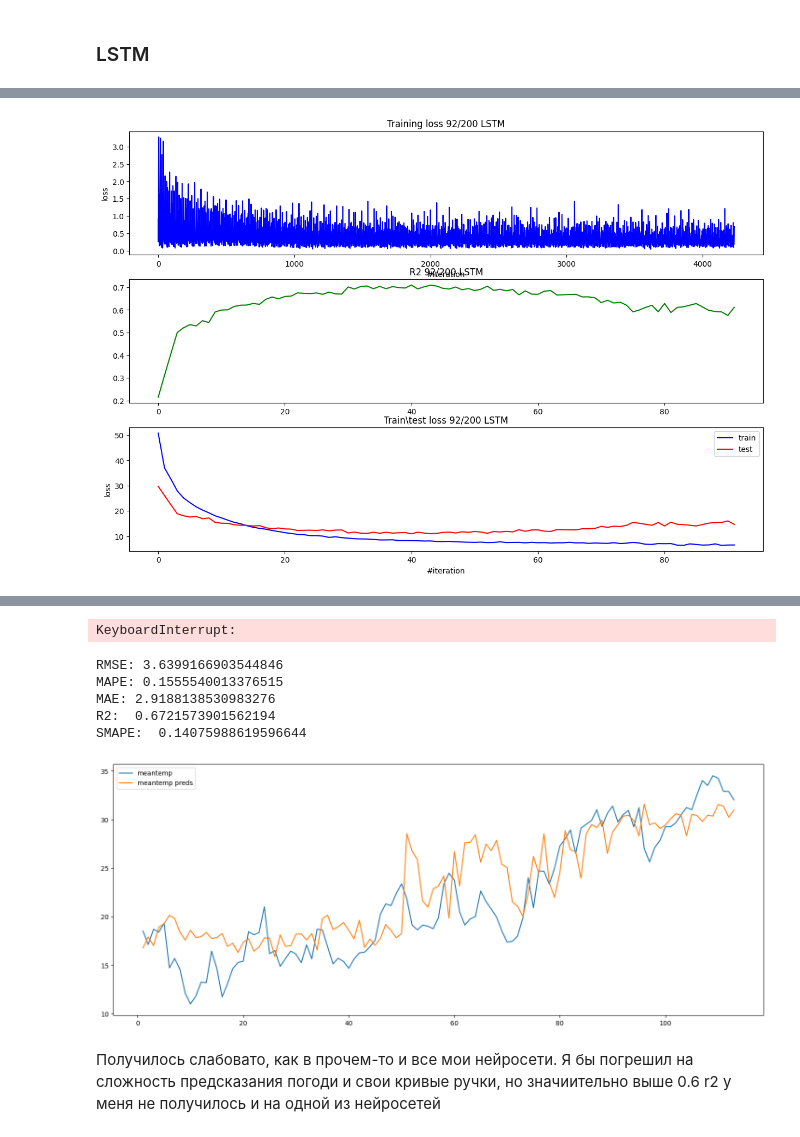
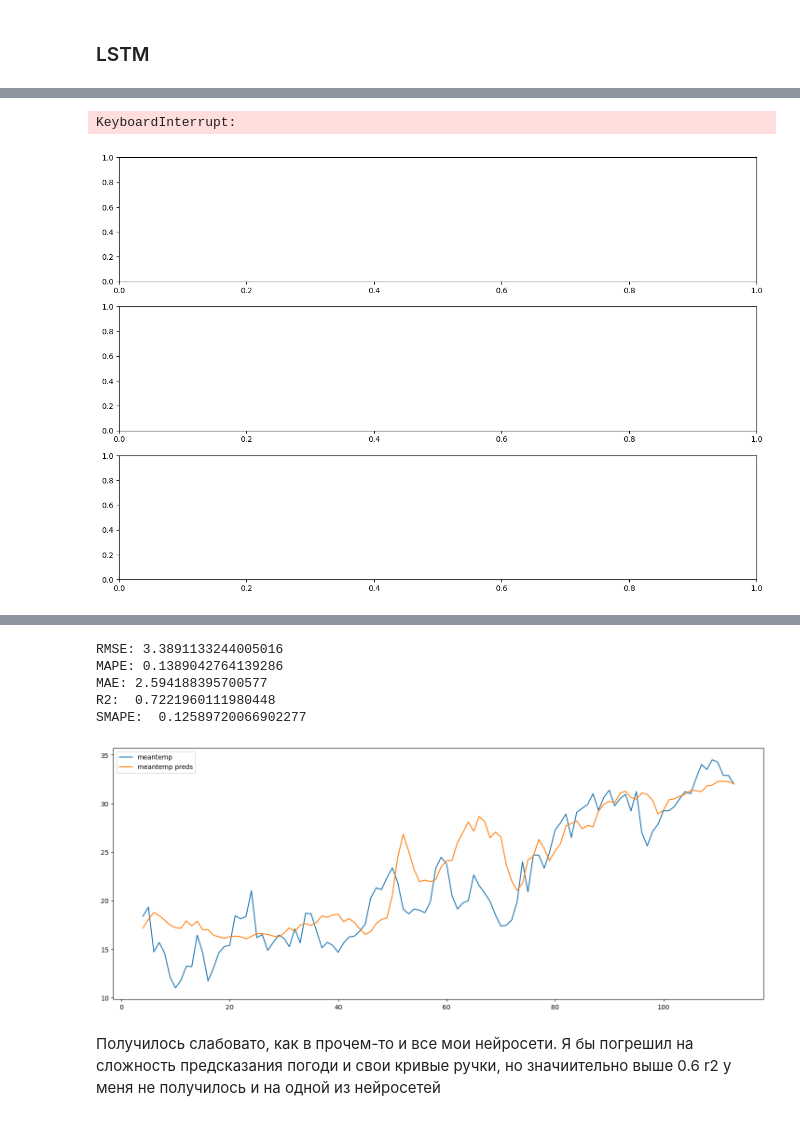
Before and after one commit to firefiruses/TimeSeries, a Jupyter notebook: FINAL project/main.ipynb, the cells around one changed output, grey strips where cells are left out. Saved outputs shown, nothing was run; the diff lists cells and outputs as text; code cells hidden in the pictures.

```diff
--- a/FINAL project/main.ipynb
+++ b/FINAL project/main.ipynb
@@ -120,0 +137,3 @@ False
+# %%
+df = df.set_index('date')
+df_test = df_test.set_index('date')
@@ -120,0 +144,13 @@ False
+# %%
+import statsmodels.api as sm
+for col in df.columns:
+    dec = sm.tsa.seasonal_decompose(df[column])
+    ar = np.array(dec.resid)
+    ar[np.isnan(ar)] = 0
+    df[column] = df[column]-ar
+
+for col in df_test.columns:
+    dec = sm.tsa.seasonal_decompose(df_test[column])
+    ar = np.array(dec.resid)
+    ar[np.isnan(ar)] = 0
+    df_test[column] = df_test[column]-ar
@@ -272,8 +327,8 @@ class LSTMRegressor(nn.Module):
         self.lstm = nn.LSTM(input_size=n_features, hidden_size=hidden_dim, num_layers=n_layers, batch_first=True)
         self.dropout = nn.Dropout1d(0.2)
         self.linear = nn.Linear(hidden_dim, 16)
-        self.linear2 = nn.Linear(16,4)
-        self.linear3 = nn.Linear(4, 1)
+        self.linear2 = nn.Linear(32,16)
+        self.linear3 = nn.Linear(16, 1)
         self.norm = nn.BatchNorm1d(lookback)
         self.sigmoid = nn.Sigmoid()
         self.lrelu = nn.LeakyReLU()
@@ -283,9 +338,9 @@ class LSTMRegressor(nn.Module):
         output, (hidden, carry) = self.lstm(X_batch, (hidden, carry))
         output = self.dropout(output)
         output = self.linear(output)
-        output = self.lrelu(output)
-        output = self.linear2(output)
         output = self.sigmoid(output)
+        #output = self.linear2(output)
+        #output = self.sigmoid(output)
         return self.linear3(output[:,-1])
 # %%
 from IPython import display
@@ -385,19 +440,20 @@ def learn(model, optimizer, num_epochs, criterion, train_dataloader, df_for_pred
 # %%
 from torch.optim import Adam
 #Запустим обучение
-lookback = 8
+lookback = 15
 
 n_features, X_train, Y_train, X_test, Y_test, train_dataset, train_loader, train_dataset, test_loader = create_datasets(lookback)
 
 epochs = 200
-learning_rate = 1e-3
+learning_rate = 3e-4
 loss_fn = nn.MSELoss()
 
-lstm_regressor = LSTMRegressor(n_features, 64, 2, lookback)
+lstm_regressor = LSTMRegressor(n_features, 128, 3, lookback)
 #optimizer = Adam(lstm_regressor.parameters(), lr=learning_rate, weight_decay=8e-6)
 #optimizer = torch.optim.Adam(lstm_regressor.parameters(), lr=learning_rate, weight_decay=1e-5)
 optimizer = torch.optim.AdamW(lstm_regressor.parameters(), lr=learning_rate)
 
 learn(lstm_regressor, optimizer, epochs, loss_fn, train_loader,  X_test, df_test[lookback:], X_train, ndf[lookback:], lookback, 'LSTM')
 # %% [output]
+KeyboardInterrupt:
-[figure, old version]
+[figure, new version]
@@ -421,4 +460,3 @@ learn(lstm_regressor, optimizer, epochs, loss_fn, train_loader,  X_test, df_test
-KeyboardInterrupt:
 # %%
 from sklearn.metrics import mean_absolute_percentage_error, mean_absolute_error, mean_squared_error, r2_score
 def smape( data , pred ):
@@ -440,12 +478,12 @@ def validate(model, df_for_pred, df_real):
 #Проваледируем нашу лстм
 validate(lstm_regressor, X_test, df_test[lookback:])
 # %% [output]
-RMSE: 3.6399166903544846
-MAPE: 0.1555540013376515
-MAE: 2.9188138530983276
-R2:  0.6721573901562194
-SMAPE:  0.14075988619596644
+RMSE: 3.3891133244005016
+MAPE: 0.1389042764139286
+MAE: 2.594188395700577
+R2:  0.7221960111980448
+SMAPE:  0.12589720066902277
-[figure, old version]
+[figure, new version]
 # %% [markdown]
 Получилось слабовато, как в прочем-то и все мои нейросети. Я бы погрешил на сложность предсказания погоди и свои кривые ручки, но значиительно выше 0.6 r2 у меня не получилось и на одной из нейросетей
 # %% [markdown]
```
Also changed, not shown: parts of 11 cells of this notebook.
